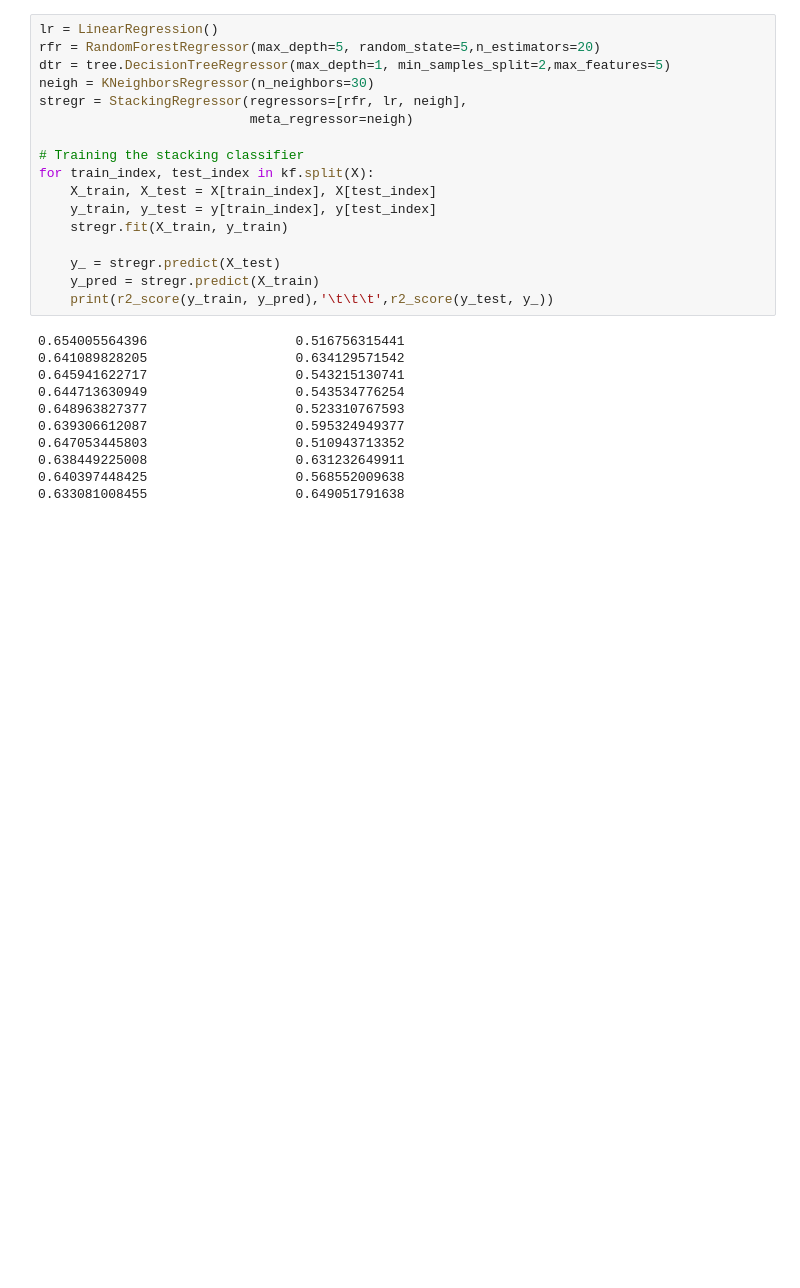
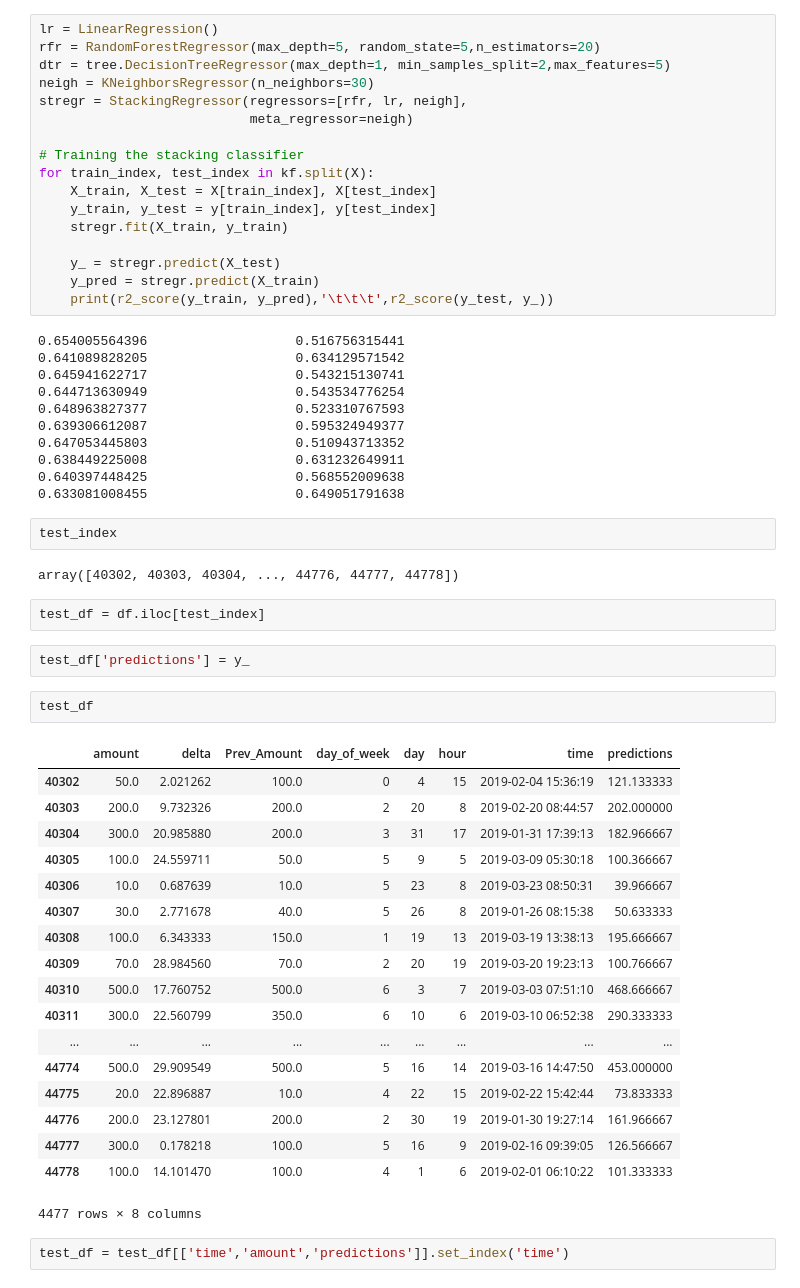
Before and after one commit to sylvia31096/Anomaly-Detection, a Jupyter notebook: Customer Behaviour Regression Models.ipynb, the cells around one changed output. Drawn from its saved outputs; the diff is of its cells as text; blank space fills up the shorter version.

```diff
--- a/Customer Behaviour Regression Models.ipynb
+++ b/Customer Behaviour Regression Models.ipynb
@@ -170,3 +170,34 @@ for train_index, test_index in kf.split(X):
 0.638449225008                   0.631232649911
 0.640397448425                   0.568552009638
 0.633081008455                   0.649051791638
+# %%
+test_index
+# %% [output]
+array([40302, 40303, 40304, ..., 44776, 44777, 44778])
+# %%
+test_df = df.iloc[test_index]
+# %%
+test_df['predictions'] = y_
+# %%
+test_df
+# %% [output]
+|  | amount | delta | Prev_Amount | day_of_week | day | hour | time | predictions |
+| 40302 | 50.0 | 2.021262 | 100.0 | 0 | 4 | 15 | 2019-02-04 15:36:19 | 121.133333 |
+| 40303 | 200.0 | 9.732326 | 200.0 | 2 | 20 | 8 | 2019-02-20 08:44:57 | 202.000000 |
+| 40304 | 300.0 | 20.985880 | 200.0 | 3 | 31 | 17 | 2019-01-31 17:39:13 | 182.966667 |
+| 40305 | 100.0 | 24.559711 | 50.0 | 5 | 9 | 5 | 2019-03-09 05:30:18 | 100.366667 |
+| 40306 | 10.0 | 0.687639 | 10.0 | 5 | 23 | 8 | 2019-03-23 08:50:31 | 39.966667 |
+| 40307 | 30.0 | 2.771678 | 40.0 | 5 | 26 | 8 | 2019-01-26 08:15:38 | 50.633333 |
+| 40308 | 100.0 | 6.343333 | 150.0 | 1 | 19 | 13 | 2019-03-19 13:38:13 | 195.666667 |
+| 40309 | 70.0 | 28.984560 | 70.0 | 2 | 20 | 19 | 2019-03-20 19:23:13 | 100.766667 |
+| 40310 | 500.0 | 17.760752 | 500.0 | 6 | 3 | 7 | 2019-03-03 07:51:10 | 468.666667 |
+| 40311 | 300.0 | 22.560799 | 350.0 | 6 | 10 | 6 | 2019-03-10 06:52:38 | 290.333333 |
+| ... | ... | ... | ... | ... | ... | ... | ... | ... |
+| 44774 | 500.0 | 29.909549 | 500.0 | 5 | 16 | 14 | 2019-03-16 14:47:50 | 453.000000 |
+| 44775 | 20.0 | 22.896887 | 10.0 | 4 | 22 | 15 | 2019-02-22 15:42:44 | 73.833333 |
+| 44776 | 200.0 | 23.127801 | 200.0 | 2 | 30 | 19 | 2019-01-30 19:27:14 | 161.966667 |
+| 44777 | 300.0 | 0.178218 | 100.0 | 5 | 16 | 9 | 2019-02-16 09:39:05 | 126.566667 |
+| 44778 | 100.0 | 14.101470 | 100.0 | 4 | 1 | 6 | 2019-02-01 06:10:22 | 101.333333 |
+4477 rows × 8 columns
+# %%
+test_df = test_df[['time','amount','predictions']].set_index('time')
```
Also changed, not shown: parts of 1 cell of this notebook, 2 other files.
